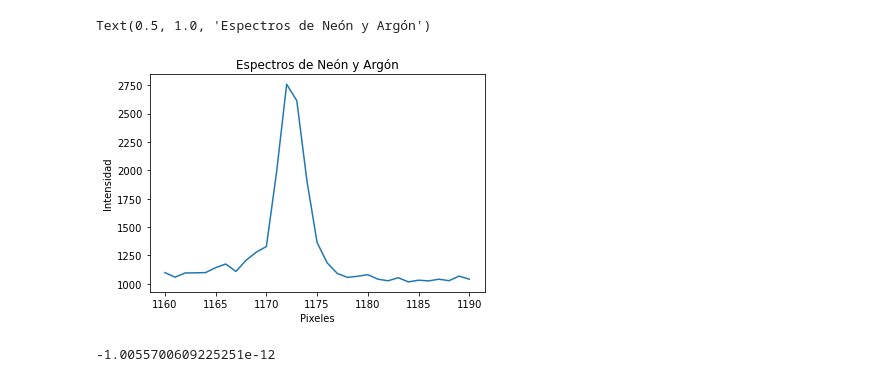
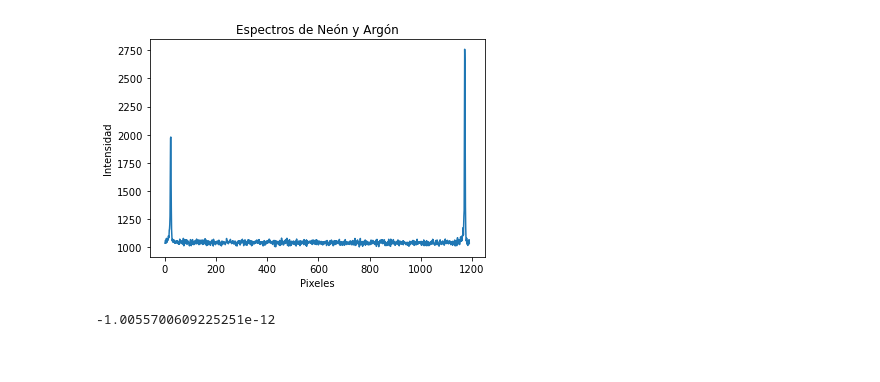
Before and after one commit to jcrojasv1/Physics_Labs, a Jupyter notebook: 4 Efecto Zeeman/Zeeman Effect for Neon.ipynb, the cells around one changed output. Drawn from its saved outputs; the diff is of its cells as text; code cells hidden in the pictures.

```diff
--- a/4 Efecto Zeeman/Zeeman Effect for Neon.ipynb
+++ b/4 Efecto Zeeman/Zeeman Effect for Neon.ipynb
@@ -49,13 +49,13 @@ Ar_line = 723.3606e-9 # metros
 Ne_line = 724.516e-9 # metros
 NeAr = Neon_Argon["Gray_Value"].to_numpy()
 # %%
-plt.plot(axis[1160:1200], NeAr[1160:1200])
+plt.plot(axis, NeAr)
 plt.xlabel("Pixeles")
 plt.ylabel("Intensidad")
 plt.title("Espectros de Neón y Argón")
+plt.savefig("Neón_Argón.pdf")
 # %% [output]
-Text(0.5, 1.0, 'Espectros de Neón y Argón')
-[figure, old version]
+[figure, new version]
 # %%
 max_Ar = Search4Max(Neon_Argon,NeAr[600:])
 max_Ne = Search4Max(Neon_Argon,NeAr[0:600])
```
Also changed, not shown: parts of 2 cells of this notebook, 8 other files.
